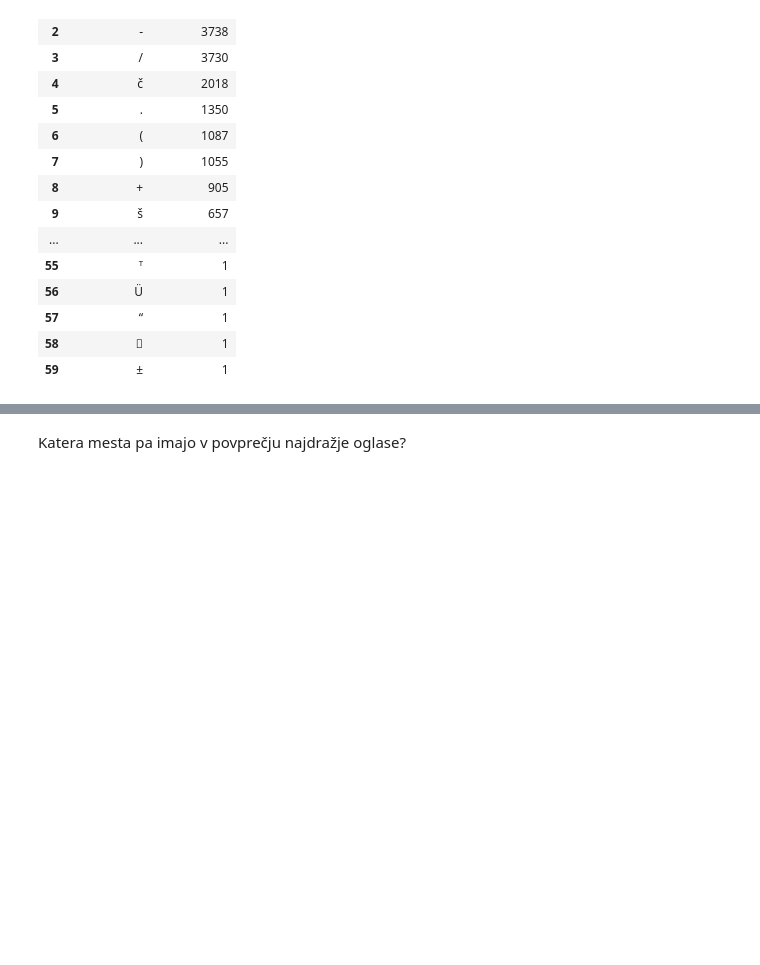
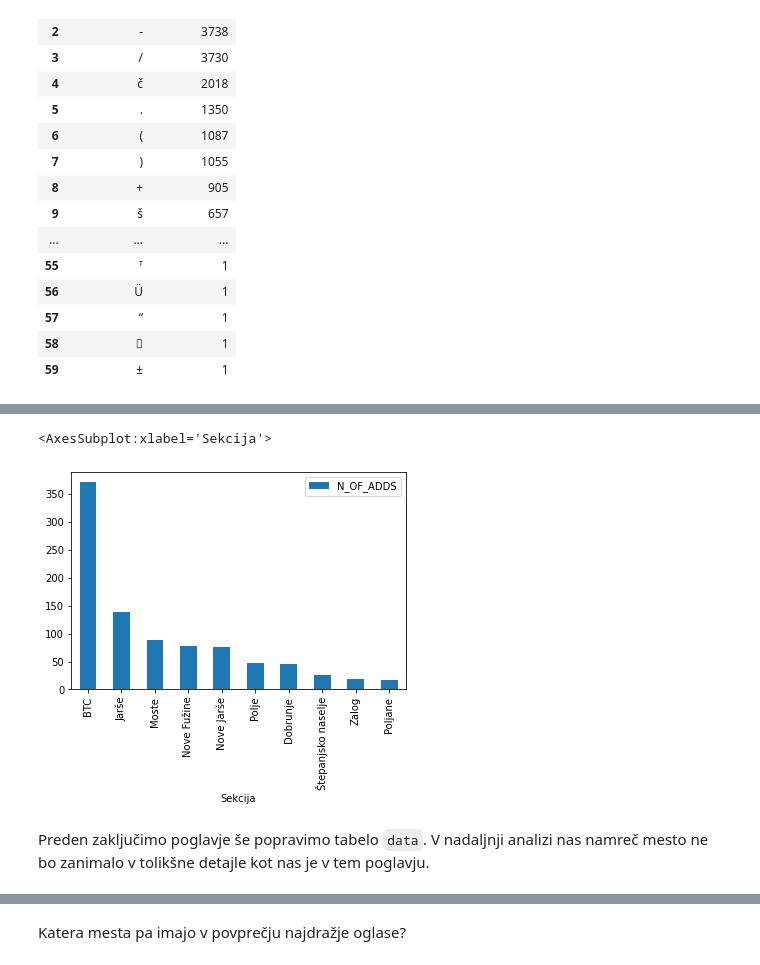
Before and after one commit to JakobPogacnikSouvent/bolha-racunalnistvo-advert-analysis, a Jupyter notebook: analiza.ipynb, the cells around one changed output, grey strips where cells are left out. Cells and saved outputs as stored; diff of their text form; code cells hidden in the pictures; blank space fills up the shorter version.

```diff
--- a/analiza.ipynb
+++ b/analiza.ipynb
@@ -160,0 +383,5 @@ Povprečna cena oglasa pa je 316.24671679197996 EUR s standardno deviacijo 811.7
+# %%
+moste_polje = ljubljane[ljubljane.Ljubljana == "Ljubljana Moste Polje"].reset_index(drop=True)
+moste_polje = moste_polje.groupby("Sekcija").size().sort_values(ascending=False).to_frame().rename(columns={0: "N_OF_ADDS"})
+moste_polje['PERCENTAGE_OF_ALL'] = moste_polje / len(data)
+moste_polje.head(10)
@@ -160,0 +401,7 @@ Povprečna cena oglasa pa je 316.24671679197996 EUR s standardno deviacijo 811.7
+# %%
+moste_polje.head(10).plot.bar(y="N_OF_ADDS")
+# %% [output]
+<AxesSubplot:xlabel='Sekcija'>
+[figure, added]
+# %% [markdown]
+Preden zaključimo poglavje še popravimo tabelo `data`. V nadaljnji analizi nas namreč mesto ne bo zanimalo v tolikšne detajle kot nas je v tem poglavju.
```
Also changed, not shown: parts of 125 cells of this notebook.
